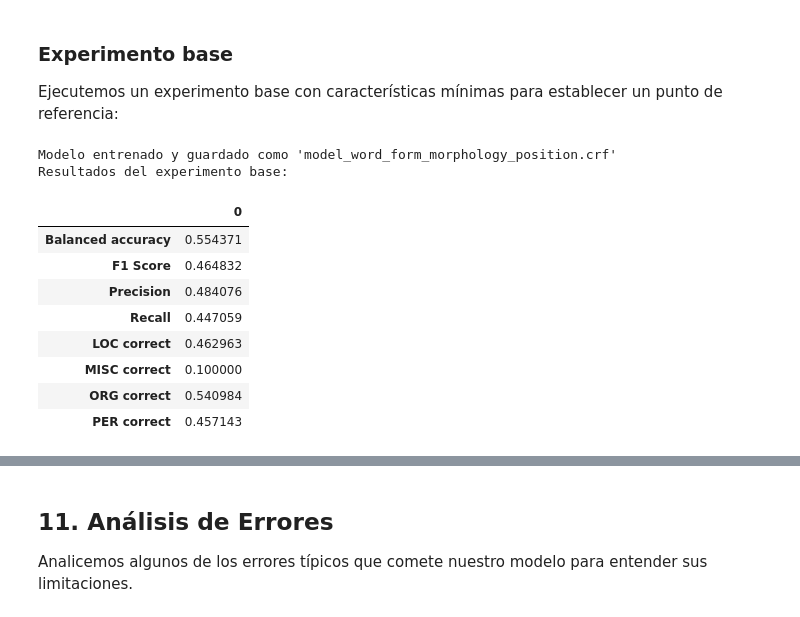
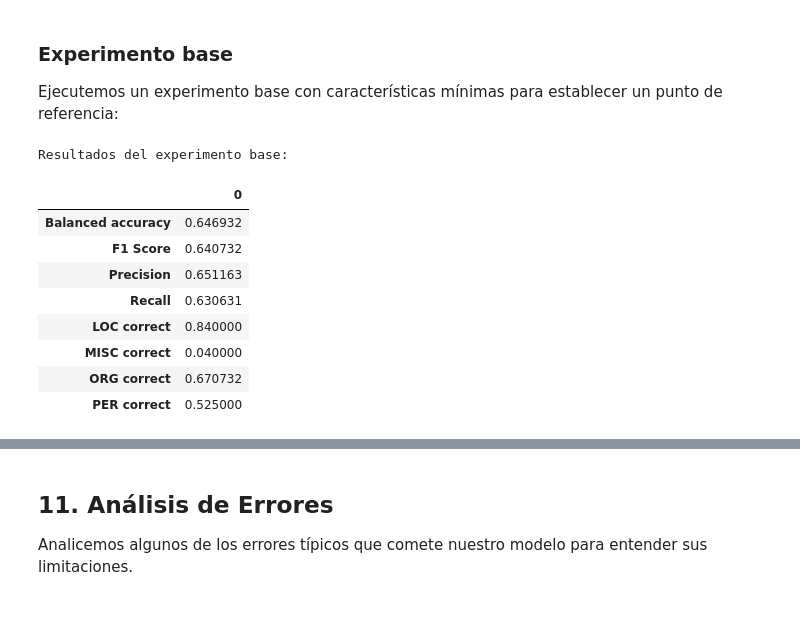
Before and after one commit to EnSergiEsFeo63/PLH-Practica3, a Jupyter notebook: FINAL_PASSAR_A_NET.ipynb, the cells around one changed output, grey strips where cells are left out. Saved outputs shown, nothing was run; the diff lists cells and outputs as text; code cells hidden in the pictures.

```diff
--- a/FINAL_PASSAR_A_NET.ipynb
+++ b/FINAL_PASSAR_A_NET.ipynb
@@ -449,15 +581,18 @@ Para evaluar el rendimiento de nuestros modelos, implementaremos funciones que c
 # %%
 def sent_tags_to_IO(sent_tags):
-    """
-    Convierte etiquetas al formato IO (B-X -> I-X).
+    '''
+    Convert sentence tags to IO format
 
-    Args:
-        sent_tags: Lista de oraciones con etiquetas
-
-    Returns:
-        Lista de oraciones con etiquetas en formato IO
-    """
-    return [[tag.replace("B-", "I-") for tag in sent] for sent in sent_tags]
+    :param sent_tags: list of tags
+    :type sent_tags: list(str)
+    :return: list of IO tags
+    :rtype: list(str)
+    '''
+    io_sent_tags = []
+    for sent in sent_tags:
+        tags = [re.sub(r'\b[BES]-', 'I-', tag) for tag in sent]
+        io_sent_tags.append(tags)
+    return io_sent_tags
 
 def entity_finder(sent_tags):
     """
@@ -659,31 +810,30 @@ Ejecutemos un experimento base con características mínimas para establecer un
 # %%
 # Configuración básica
 basic_config = {
     "word_form": True,
     "morphology": True,
     "position": True,
     "pos": False,
     "prefix_suffix": False,
     "length": False,
     "context": False,
     "gazetteers": False,
 }
 
 # Ejecutar experimento con muestra pequeña para demostración
-baseline_results = run_experiment(basic_config, sample_size=1000)
+baseline_results = run_experiment(basic_config, sample_size=1500)
 
 print("Resultados del experimento base:")
 pd.DataFrame([baseline_results]).T
 # %% [output]
-Modelo entrenado y guardado como 'model_word_form_morphology_position.crf'
 Resultados del experimento base:
 |  | 0 |
-| Balanced accuracy | 0.554371 |
-| F1 Score | 0.464832 |
-| Precision | 0.484076 |
-| Recall | 0.447059 |
-| LOC correct | 0.462963 |
-| MISC correct | 0.100000 |
-| ORG correct | 0.540984 |
-| PER correct | 0.457143 |
+| Balanced accuracy | 0.646932 |
+| F1 Score | 0.640732 |
+| Precision | 0.651163 |
+| Recall | 0.630631 |
+| LOC correct | 0.840000 |
+| MISC correct | 0.040000 |
+| ORG correct | 0.670732 |
+| PER correct | 0.525000 |
 # %% [markdown]
```
Also changed, not shown: parts of 47 cells of this notebook.
